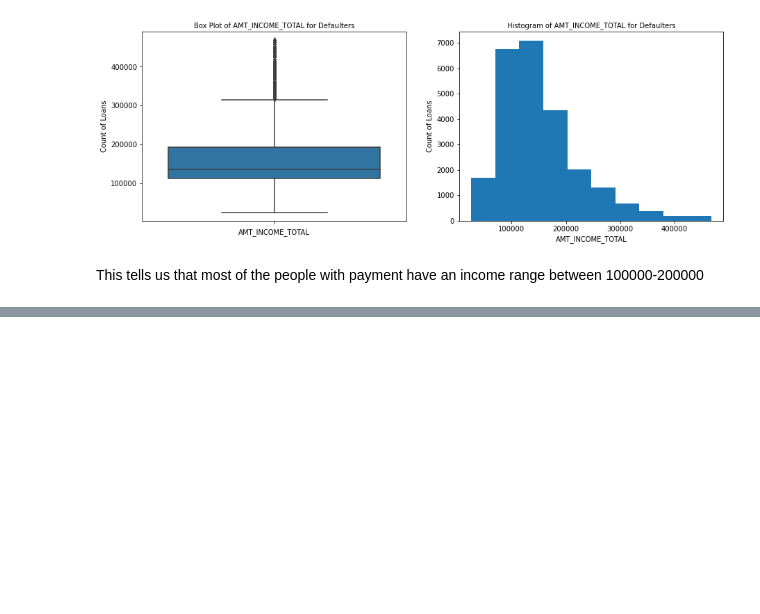
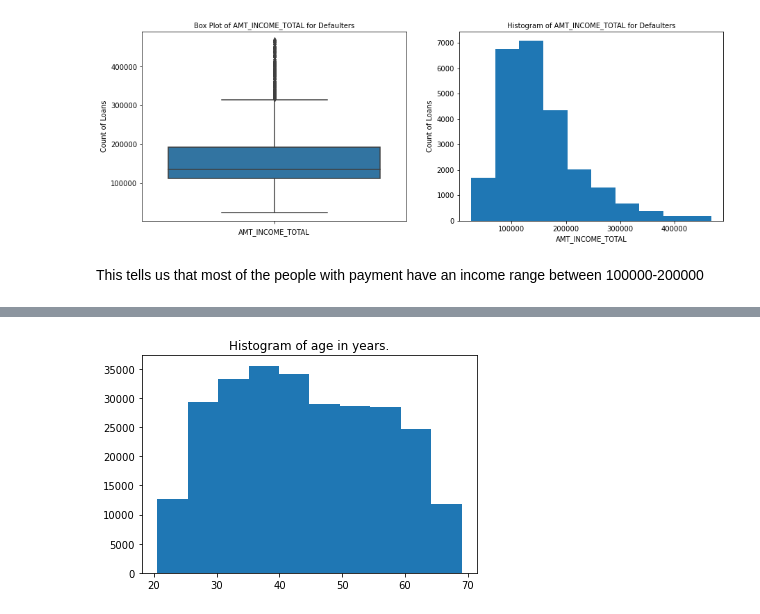
Before and after one commit to pushkya/EDA-Project, a Jupyter notebook: EDA FINAL PROJECT.ipynb, the cells around one changed output, grey strips where cells are left out. Cells and saved outputs as stored; diff of their text form; code cells hidden in the pictures; blank space fills up the shorter version.

```diff
--- a/EDA FINAL PROJECT.ipynb
+++ b/EDA FINAL PROJECT.ipynb
@@ -318,0 +353,7 @@ plot_boxhist('AMT_CREDIT')
+# %%
+#Deriving new metric Age from Days Birth
+dat['AGE'] = dat['DAYS_BIRTH'] / 365
+plt.hist(dat['AGE']);
+plt.title('Histogram of age in years.');
+# %% [output]
+[figure, added]
```
Also changed, not shown: parts of 32 cells of this notebook.
